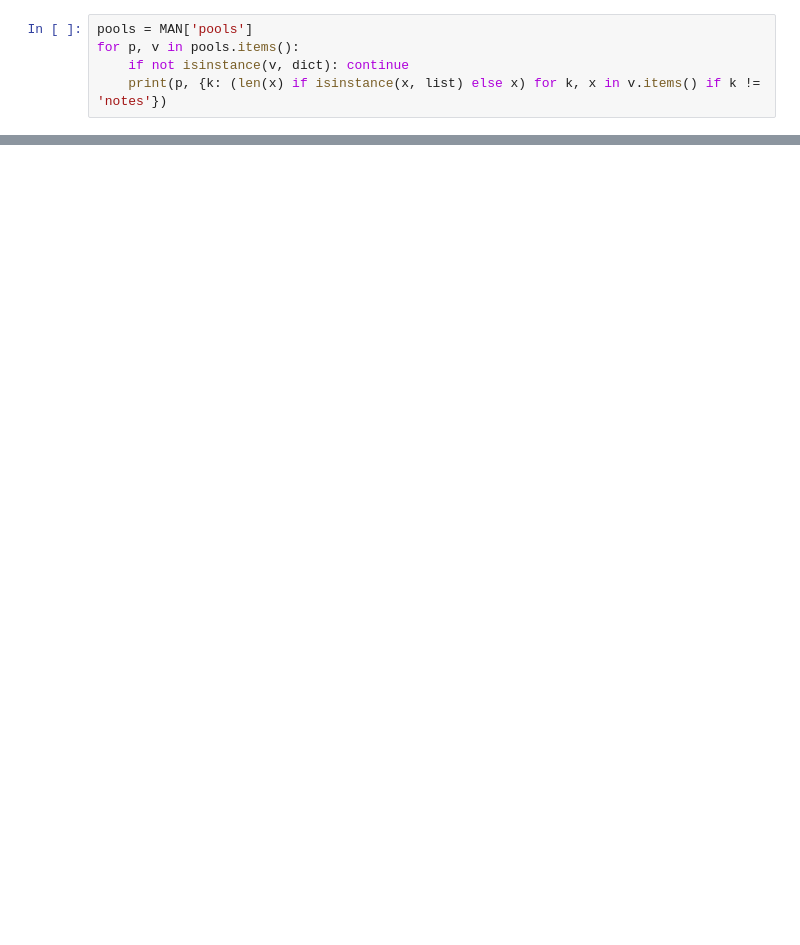
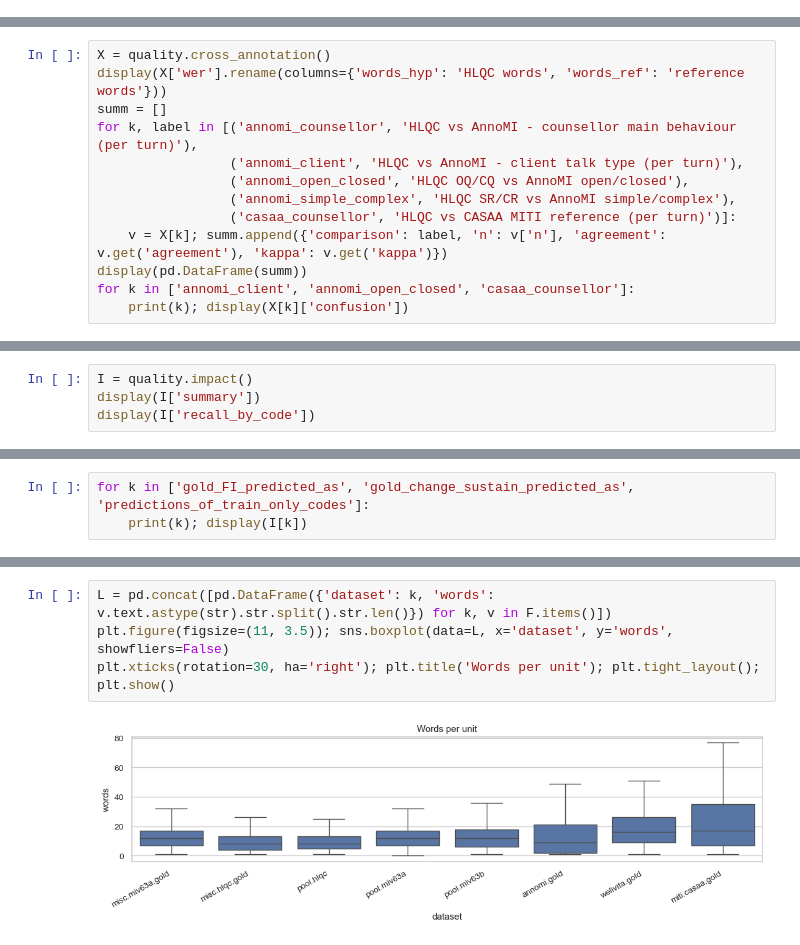
Before and after one commit to Zme874amy/Behavioral-Coding, a Jupyter notebook: notebooks/datasets_eda.ipynb, the cells around one changed output, grey strips where cells are left out. Cells and saved outputs as stored; diff of their text form; blank space fills up the shorter version.

```diff
--- a/notebooks/datasets_eda.ipynb
+++ b/notebooks/datasets_eda.ipynb
@@ -822,5 +0,0 @@ Welivita dialogues per split: {'train': 1604, 'test': 200, 'dev': 196}
-# %%
-pools = MAN['pools']
-for p, v in pools.items():
-    if not isinstance(v, dict): continue
-    print(p, {k: (len(x) if isinstance(x, list) else x) for k, x in v.items() if k != 'notes'})
@@ -847,0 +293,13 @@ all checks passed
+# %%
+X = quality.cross_annotation()
+display(X['wer'].rename(columns={'words_hyp': 'HLQC words', 'words_ref': 'reference words'}))
+summ = []
+for k, label in [('annomi_counsellor', 'HLQC vs AnnoMI - counsellor main behaviour (per turn)'),
+                 ('annomi_client', 'HLQC vs AnnoMI - client talk type (per turn)'),
+                 ('annomi_open_closed', 'HLQC OQ/CQ vs AnnoMI open/closed'),
+                 ('annomi_simple_complex', 'HLQC SR/CR vs AnnoMI simple/complex'),
+                 ('casaa_counsellor', 'HLQC vs CASAA MITI reference (per turn)')]:
+    v = X[k]; summ.append({'comparison': label, 'n': v['n'], 'agreement': v.get('agreement'), 'kappa': v.get('kappa')})
+display(pd.DataFrame(summ))
+for k in ['annomi_client', 'annomi_open_closed', 'casaa_counsellor']:
+    print(k); display(X[k]['confusion'])
@@ -847,0 +455,4 @@ all checks passed
+# %%
+I = quality.impact()
+display(I['summary'])
+display(I['recall_by_code'])
@@ -847,0 +484,3 @@ all checks passed
+# %%
+for k in ['gold_FI_predicted_as', 'gold_change_sustain_predicted_as', 'predictions_of_train_only_codes']:
+    print(k); display(I[k])
@@ -847,0 +656,6 @@ all checks passed
+# %%
+L = pd.concat([pd.DataFrame({'dataset': k, 'words': v.text.astype(str).str.split().str.len()}) for k, v in F.items()])
+plt.figure(figsize=(11, 3.5)); sns.boxplot(data=L, x='dataset', y='words', showfliers=False)
+plt.xticks(rotation=30, ha='right'); plt.title('Words per unit'); plt.tight_layout(); plt.show()
+# %% [output]
+[figure, added]
```
Also changed, not shown: parts of 108 cells of this notebook, 6 other files.
